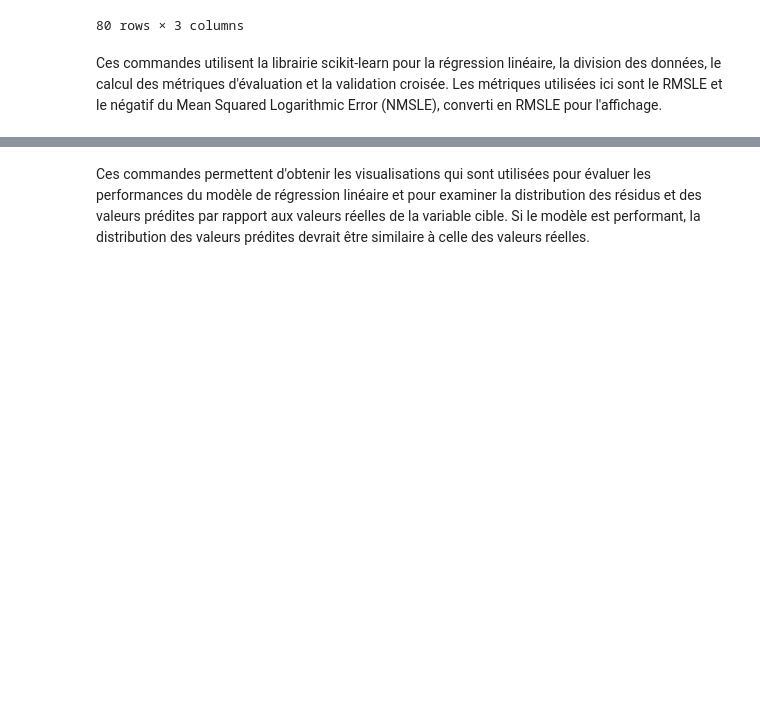
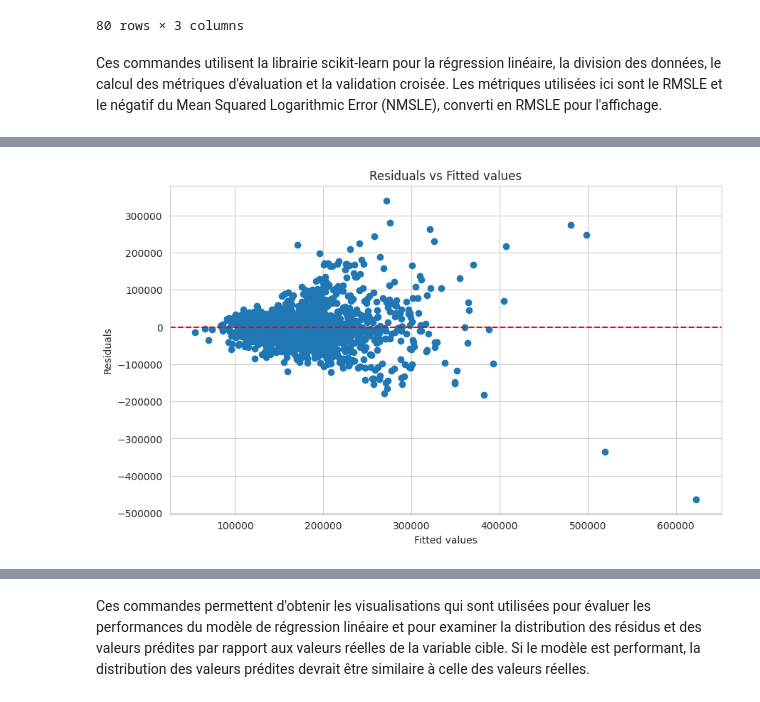
Before and after one commit to outerLeitmotiv/advanced-regression-techniques, a Jupyter notebook: data_science_project.ipynb, the cells around one changed output, grey strips where cells are left out. Saved outputs shown, nothing was run; the diff lists cells and outputs as text; code cells hidden in the pictures; blank space fills up the shorter version.

```diff
--- a/data_science_project.ipynb
+++ b/data_science_project.ipynb
@@ -243,0 +231,17 @@ Average CV Score:  0.17930760486775665
+# %%
+# Fit a simple linear regression model
+X = train['GrLivArea']
+y = train['SalePrice']
+X = sm.add_constant(X)
+model = sm.OLS(y, X).fit()
+
+# Plot residuals
+plt.figure(figsize=(10, 6))
+plt.scatter(model.fittedvalues, model.resid)
+plt.axhline(y=0, color='red', linestyle='--')
+plt.xlabel('Fitted values')
+plt.ylabel('Residuals')
+plt.title('Residuals vs Fitted values')
+plt.show()
+# %% [output]
+[figure, added]
```
Also changed, not shown: parts of 39 cells of this notebook.
